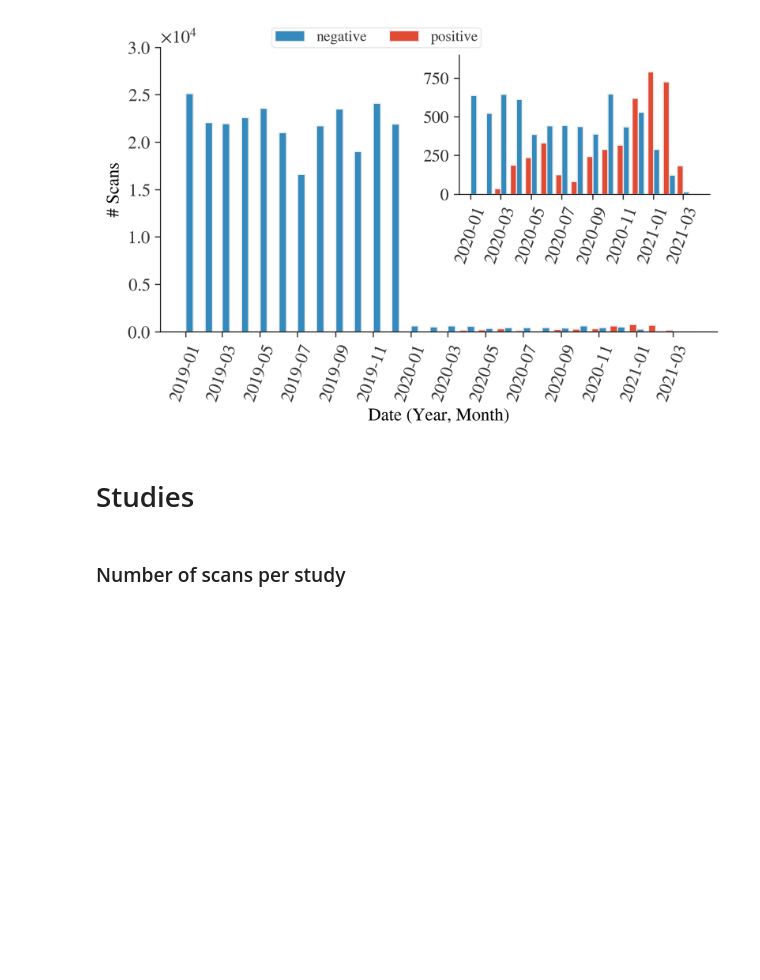
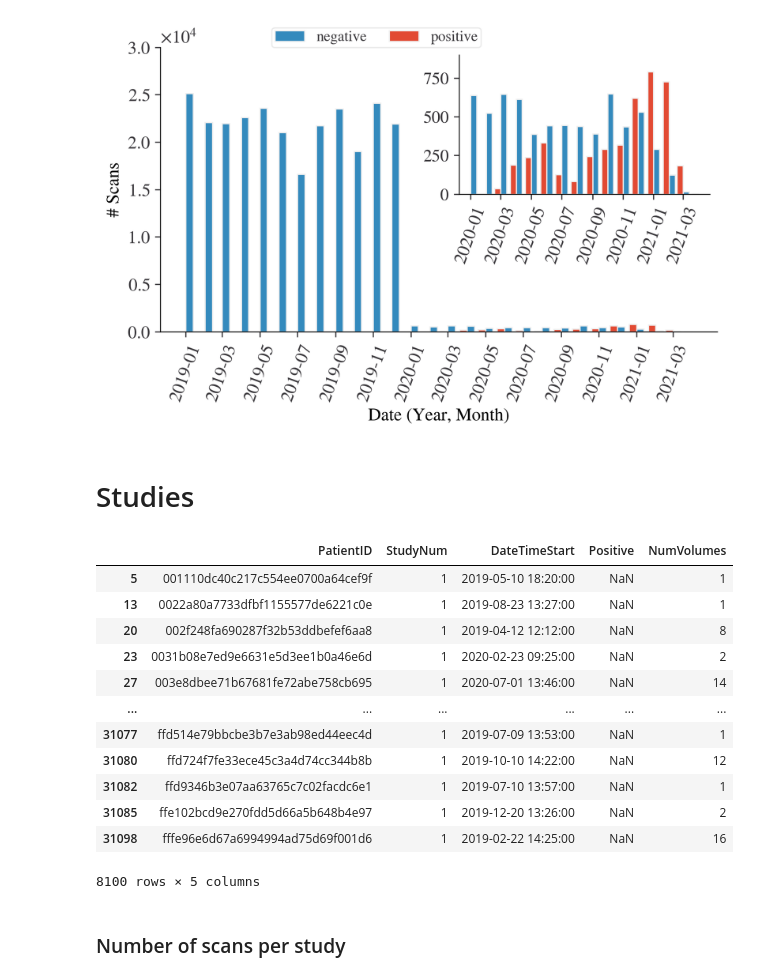
Before and after one commit to Kiril94/Thesis, a Jupyter notebook: cobra/ds_notebooks/general_stats_clean.ipynb, the cells around one changed output. Cells and saved outputs as stored; diff of their text form; code cells hidden in the pictures; blank space fills up the shorter version.

```diff
--- a/cobra/ds_notebooks/general_stats_clean.ipynb
+++ b/cobra/ds_notebooks/general_stats_clean.ipynb
@@ -167,6 +167,22 @@ df_studies = pd.read_csv(f"{table_dir}/studies_clean.csv",
     converters={'DateTimeStart':utils.date_time_converter})
 dftps = df_studies[df_studies.Positive==1]
 dftns = df_studies[df_studies.Positive==0]
+# %%
+df_studies[df_studies.Positive.isna()]
+# %% [output]
+|  | PatientID | StudyNum | DateTimeStart | Positive | NumVolumes |
+| 5 | 001110dc40c217c554ee0700a64cef9f | 1 | 2019-05-10 18:20:00 | NaN | 1 |
+| 13 | 0022a80a7733dfbf1155577de6221c0e | 1 | 2019-08-23 13:27:00 | NaN | 1 |
+| 20 | 002f248fa690287f32b53ddbefef6aa8 | 1 | 2019-04-12 12:12:00 | NaN | 8 |
+| 23 | 0031b08e7ed9e6631e5d3ee1b0a46e6d | 1 | 2020-02-23 09:25:00 | NaN | 2 |
+| 27 | 003e8dbee71b67681fe72abe758cb695 | 1 | 2020-07-01 13:46:00 | NaN | 14 |
+| ... | ... | ... | ... | ... | ... |
+| 31077 | ffd514e79bbcbe3b7e3ab98ed44eec4d | 1 | 2019-07-09 13:53:00 | NaN | 1 |
+| 31080 | ffd724f7fe33ece45c3a4d74cc344b8b | 1 | 2019-10-10 14:22:00 | NaN | 12 |
+| 31082 | ffd9346b3e07aa63765c7c02facdc6e1 | 1 | 2019-07-10 13:57:00 | NaN | 1 |
+| 31085 | ffe102bcd9e270fdd5d66a5b648b4e97 | 1 | 2019-12-20 13:26:00 | NaN | 2 |
+| 31098 | fffe96e6d67a6994994ad75d69f001d6 | 1 | 2019-02-22 14:25:00 | NaN | 16 |
+8100 rows × 5 columns
 # %% [markdown]
 ### Number of scans per study
 # %%
```
Also changed, not shown: parts of 4 cells of this notebook, 1 other file.
